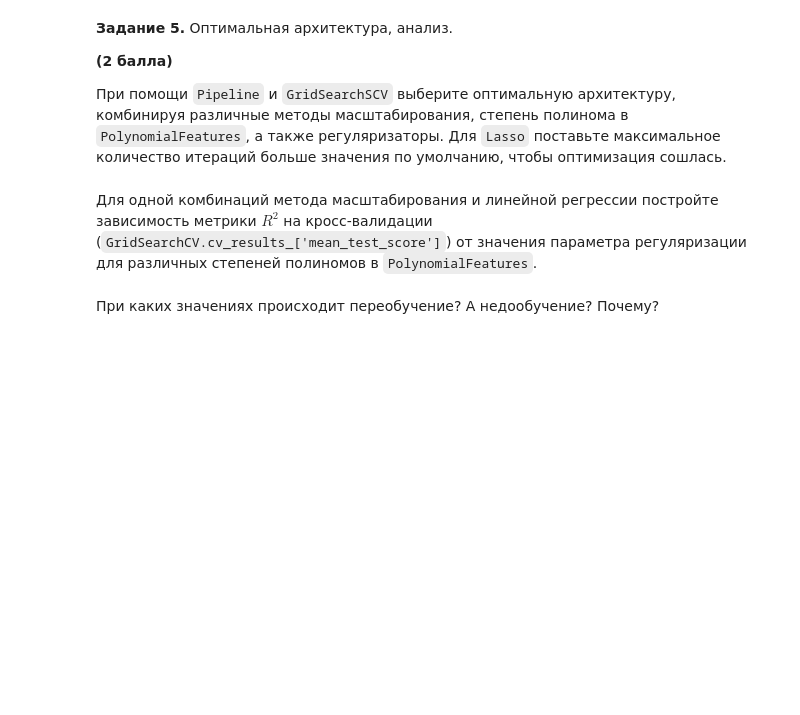
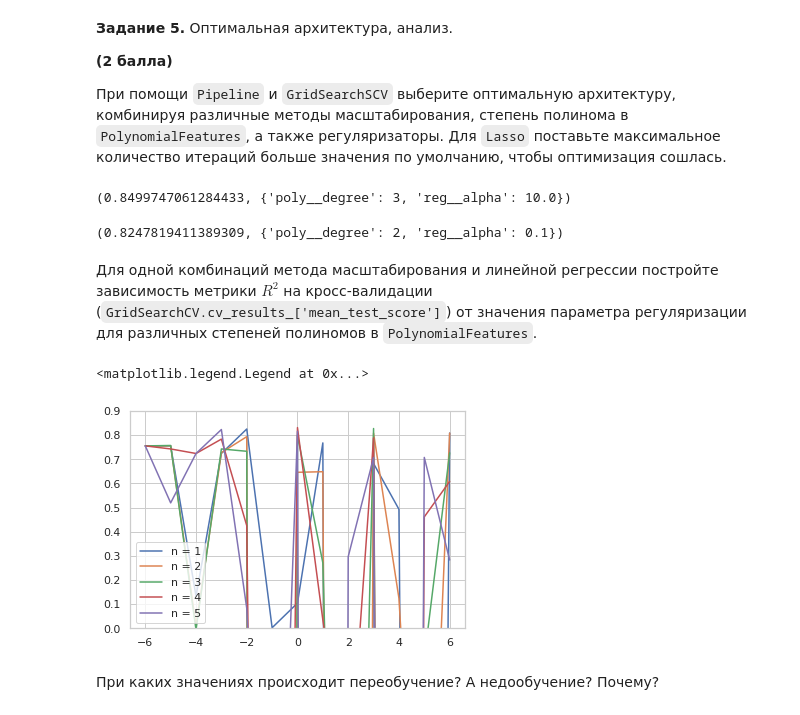
Before and after one commit to rkhomenko/ml-course-hse-tasks, a Jupyter notebook: practice/homework-practice-02.ipynb, the cells around one changed output. Drawn from its saved outputs; the diff is of its cells as text; code cells hidden in the pictures; blank space fills up the shorter version.

```diff
--- a/practice/homework-practice-02.ipynb
+++ b/practice/homework-practice-02.ipynb
@@ -495,0 +584,11 @@ __Ответ:__
+# %%
+model = Pipeline([('poly', PolynomialFeatures()),
+                  ('scaler', StandardScaler()),
+                  ('reg', Ridge())])
+cv = GridSearchCV(estimator=model,
+                  param_grid={
+                      'poly__degree': [1, 2, 3, 4, 5],
+                      'reg__alpha': np.power(10.0, np.arange(-6.0, 7.0, 1.0))
+                  })
+cv.fit(x_train_trf, y_train)
+cv.cv_results_
@@ -504,0 +627,25 @@ __(2 балла)__
+# %%
+def create_model(reg, scaler,):
+    model = Pipeline([('poly', PolynomialFeatures()),
+                      ('scaler', scaler),
+                      ('reg', reg)])
+    cv = GridSearchCV(estimator=model,
+                      param_grid={
+                          'poly__degree': [1, 2, 3, 4, 5],
+                          'reg__alpha': np.power(10.0, np.arange(-6.0, 7.0, 1.0))
+                      })
+    cv.fit(x_train_trf, y_train)
+
+    return cv
+# %%
+ridge_std = create_model(Ridge(), StandardScaler())
+ridge_std.fit(x_train_trf, y_train)
+ridge_std.score(x_test_trf, y_test), ridge_std.best_params_
+# %% [output]
+(0.8499747061284433, {'poly__degree': 3, 'reg__alpha': 10.0})
+# %%
+ridge_minmax = create_model(Ridge(), MinMaxScaler())
+ridge_minmax.fit(x_train_trf, y_train)
+ridge_minmax.score(x_test_trf, y_test), ridge_minmax.best_params_
+# %% [output]
+(0.8247819411389309, {'poly__degree': 2, 'reg__alpha': 0.1})
@@ -510,3 +662,16 @@ __(2 балла)__
+# %%
+scores = ridge_std.cv_results_['mean_test_score']
+n = alphas.shape[0]
+scores_re = scores.reshape((n, 5))
+
+fig, ax = plt.subplots(1, 1)
+ax.set_ylim(0, 0.9)
+for i in range(5):
+    ax.plot(np.log10(alphas), scores_re[:, i], label=f'n = {i+1}')
+plt.legend()
+# %% [output]
+<matplotlib.legend.Legend at 0x...>
+[figure, added]
 # %% [markdown]
 При каких значениях происходит переобучение? А недообучение? Почему?
 # %% [markdown]
```
Also changed, not shown: parts of 21 cells of this notebook.
